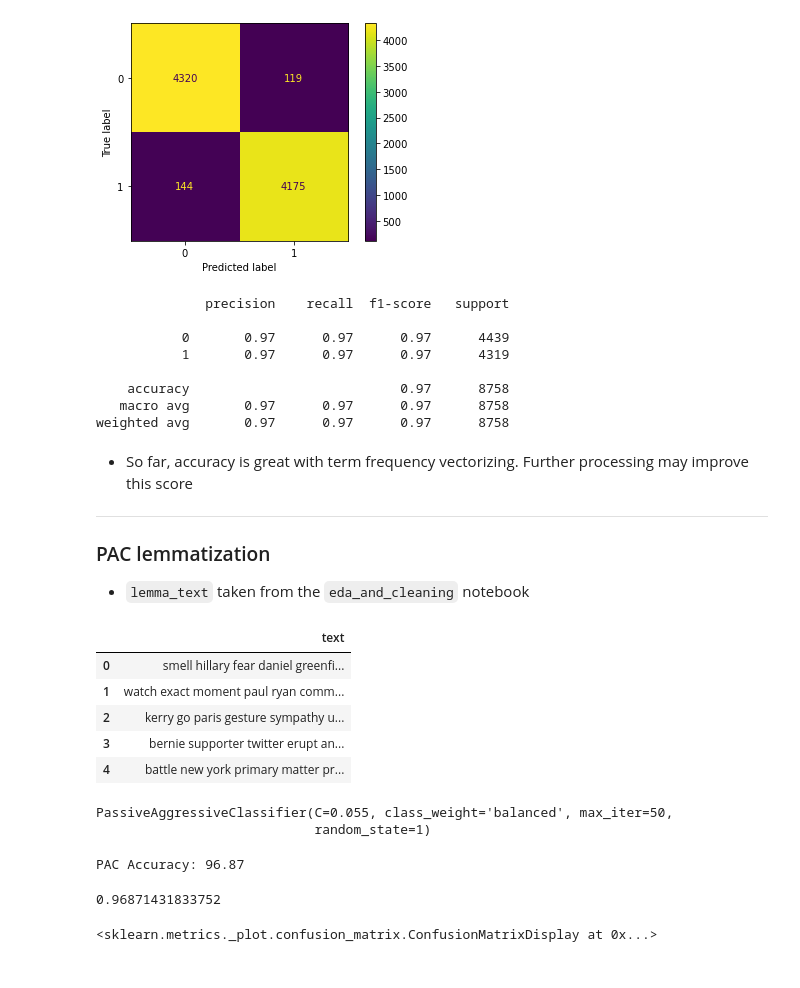
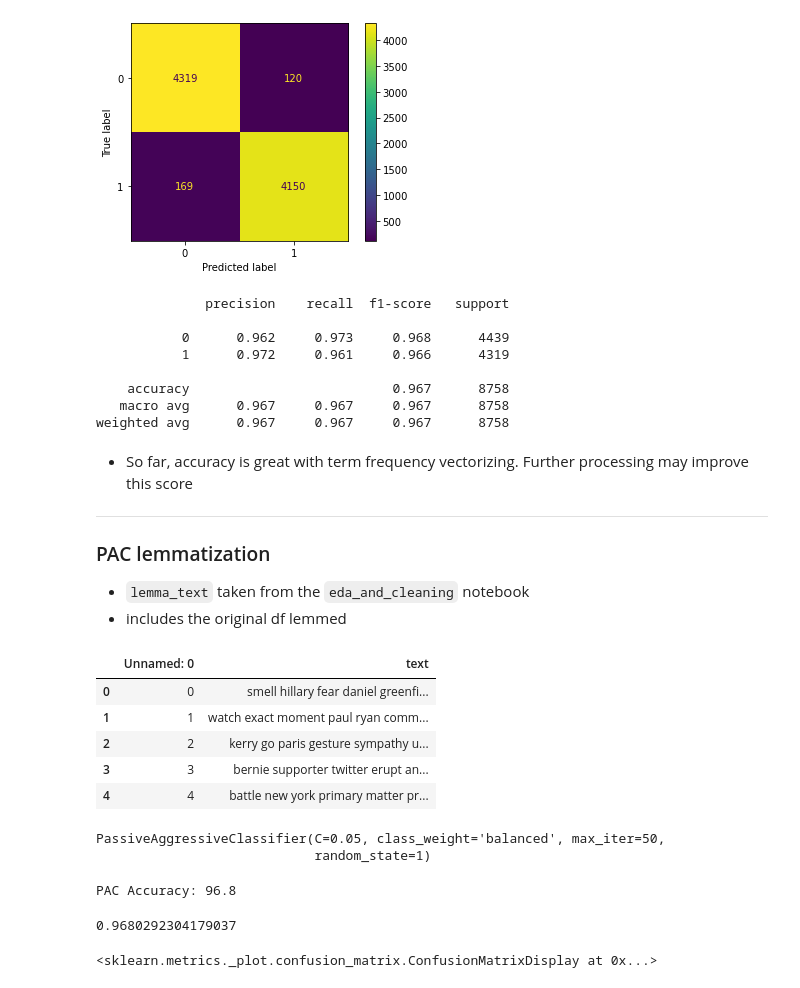
Before and after one commit to grassynull0/fake_news, a Jupyter notebook: NLP_modeling.ipynb, the cells around one changed output. Cells and saved outputs as stored; diff of their text form; code cells hidden in the pictures.

````diff
--- a/NLP_modeling.ipynb
+++ b/NLP_modeling.ipynb
@@ -119,31 +143,31 @@ plt.savefig('model_confusion_matrix.png')
 # %% [output]
 [figure]
 # %%
-print(classification_report(y_test,y_pred))
+print(classification_report(y_test, y_pred, digits=3))
 # %% [output]
               precision    recall  f1-score   support
 
-           0       0.97      0.97      0.97      4439
-           1       0.97      0.97      0.97      4319
+           0      0.962     0.973     0.968      4439
+           1      0.972     0.961     0.966      4319
 
-    accuracy                           0.97      8758
-   macro avg       0.97      0.97      0.97      8758
-weighted avg       0.97      0.97      0.97      8758
+    accuracy                          0.967      8758
+   macro avg      0.967     0.967     0.967      8758
+weighted avg      0.967     0.967     0.967      8758
 # %% [markdown]
 - So far, accuracy is great with term frequency vectorizing. Further processing may improve this score
 ---
 ### PAC lemmatization
 - ```lemma_text``` taken from the ```eda_and_cleaning``` notebook
+- includes the original df lemmed
 # %%
 lemma_text = pd.read_csv('lemma_text.csv')
-lemma_text.drop(columns='Unnamed: 0', inplace=True)
 lemma_text.head()
 # %% [output]
-|  | text |
-| 0 | smell hillary fear daniel greenfi... |
-| 1 | watch exact moment paul ryan comm... |
-| 2 | kerry go paris gesture sympathy u... |
-| 3 | bernie supporter twitter erupt an... |
-| 4 | battle new york primary matter pr... |
+|  | Unnamed: 0 | text |
+| 0 | 0 | smell hillary fear daniel greenfi... |
+| 1 | 1 | watch exact moment paul ryan comm... |
+| 2 | 2 | kerry go paris gesture sympathy u... |
+| 3 | 3 | bernie supporter twitter erupt an... |
+| 4 | 4 | battle new york primary matter pr... |
 # %%
 # Splitting into train and test sets for new lemma data
@@ -156,17 +180,17 @@ vec_test3=tfidf_vectorizer.transform(X_test_lemma)
 # %%
 # Instantiating the classifier and fitting to the new vectorized data
-pac3=PassiveAggressiveClassifier(max_iter=50, random_state=1, C=.055, class_weight='balanced')
-pac3.fit(vec_train3, y_train)
+pac2=PassiveAggressiveClassifier(max_iter=50, random_state=1, C=.05, class_weight='balanced')
+pac2.fit(vec_train2, y_train)
 # %% [output]
-PassiveAggressiveClassifier(C=0.055, class_weight='balanced', max_iter=50,
+PassiveAggressiveClassifier(C=0.05, class_weight='balanced', max_iter=50,
                             random_state=1)
 # %%
 # Predicting on the new test data and getting an accuracy score
-y_pred3=pac3.predict(vec_test3)
-score=accuracy_score(y_test,y_pred3)
+y_pred2=pac2.predict(vec_test2)
+score=accuracy_score(y_test,y_pred2)
 print(f'PAC Accuracy: {round(score*100,2)}')
 score
 # %% [output]
-PAC Accuracy: 96.87
+PAC Accuracy: 96.8
-0.96871431833752
+0.9680292304179037
 # %%
````
Also changed, not shown: parts of 27 cells of this notebook, 5 other files.
